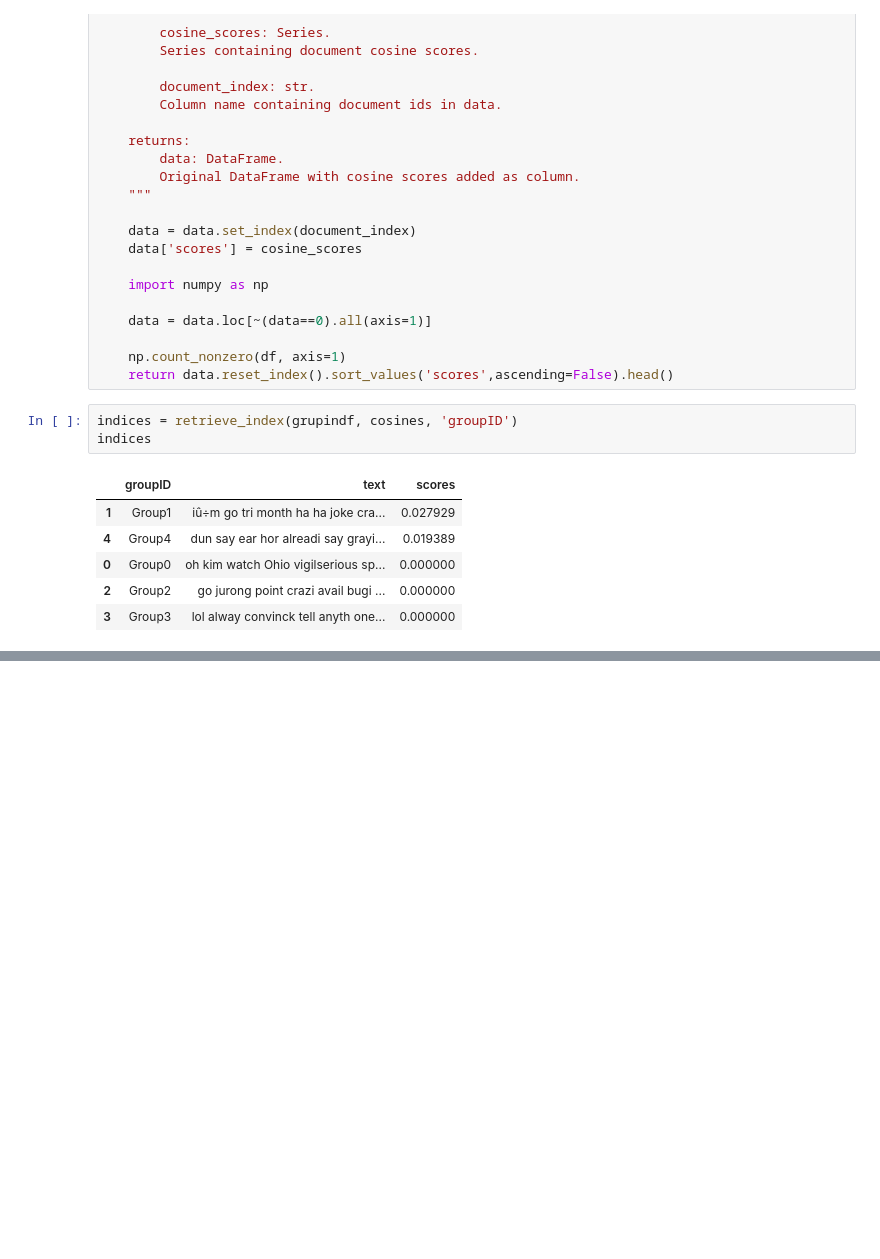
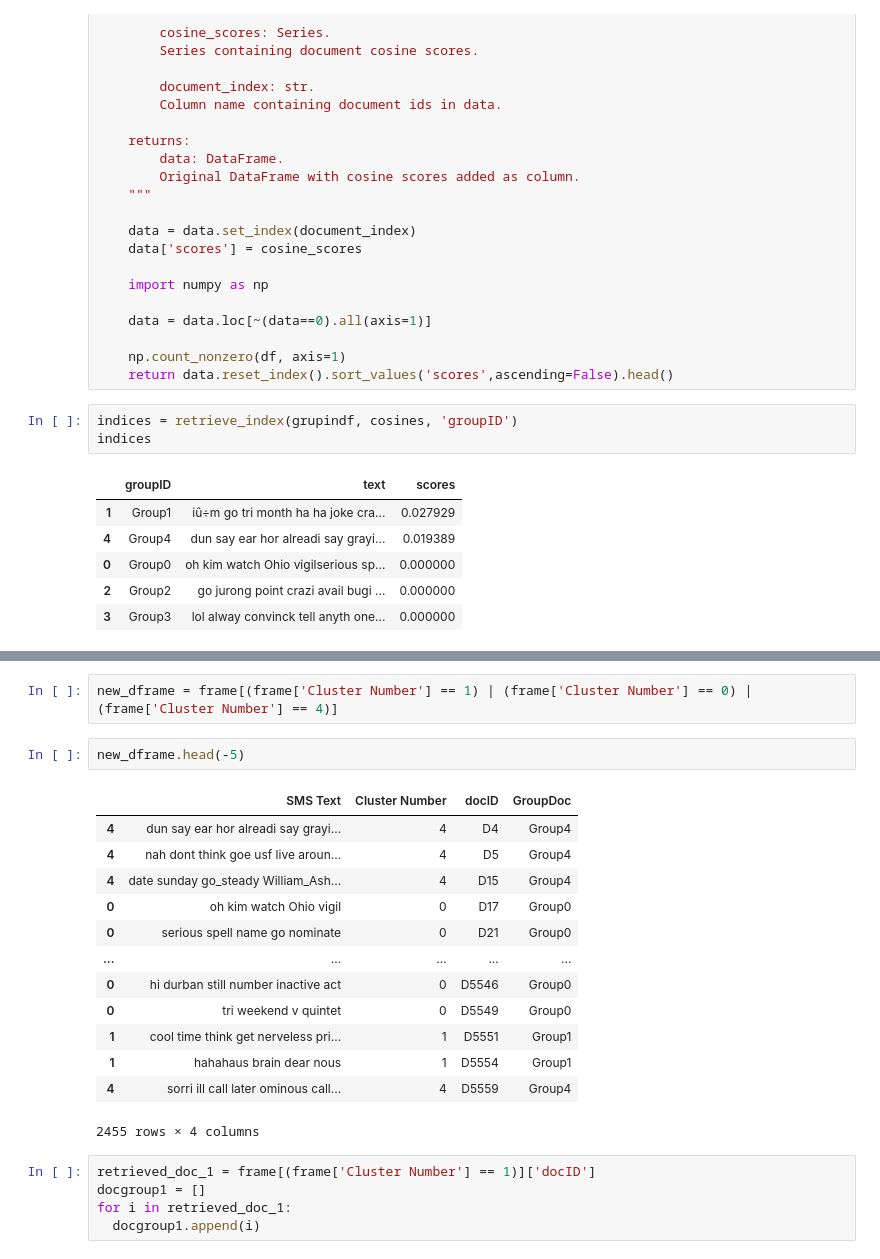
Before and after one commit to calvinadelbert/STBI-2-1, a Jupyter notebook: src/TF_DF_GROUP_SPAM_DATASET_WORD_EMBED_GLOVE_STBI_PROYEK.ipynb, the cells around one changed output, grey strips where cells are left out. Drawn from its saved outputs; the diff is of its cells as text; blank space fills up the shorter version.

```diff
--- a/src/TF_DF_GROUP_SPAM_DATASET_WORD_EMBED_GLOVE_STBI_PROYEK.ipynb
+++ b/src/TF_DF_GROUP_SPAM_DATASET_WORD_EMBED_GLOVE_STBI_PROYEK.ipynb
@@ -746,0 +950,23 @@ indices
+# %%
+new_dframe = frame[(frame['Cluster Number'] == 1) | (frame['Cluster Number'] == 0) | (frame['Cluster Number'] == 4)]
+# %%
+new_dframe.head(-5)
+# %% [output]
+|  | SMS Text | Cluster Number | docID | GroupDoc |
+| 4 | dun say ear hor alreadi say grayi... | 4 | D4 | Group4 |
+| 4 | nah dont think goe usf live aroun... | 4 | D5 | Group4 |
+| 4 | date sunday go_steady William_Ash... | 4 | D15 | Group4 |
+| 0 | oh kim watch Ohio vigil | 0 | D17 | Group0 |
+| 0 | serious spell name go nominate | 0 | D21 | Group0 |
+| ... | ... | ... | ... | ... |
+| 0 | hi durban still number inactive act | 0 | D5546 | Group0 |
+| 0 | tri weekend v quintet | 0 | D5549 | Group0 |
+| 1 | cool time think get nerveless pri... | 1 | D5551 | Group1 |
+| 1 | hahahaus brain dear nous | 1 | D5554 | Group1 |
+| 4 | sorri ill call later ominous call... | 4 | D5559 | Group4 |
+2455 rows × 4 columns
+# %%
+retrieved_doc_1 = frame[(frame['Cluster Number'] == 1)]['docID']
+docgroup1 = []
+for i in retrieved_doc_1:
+  docgroup1.append(i)
```
Also changed, not shown: parts of 32 cells of this notebook.
